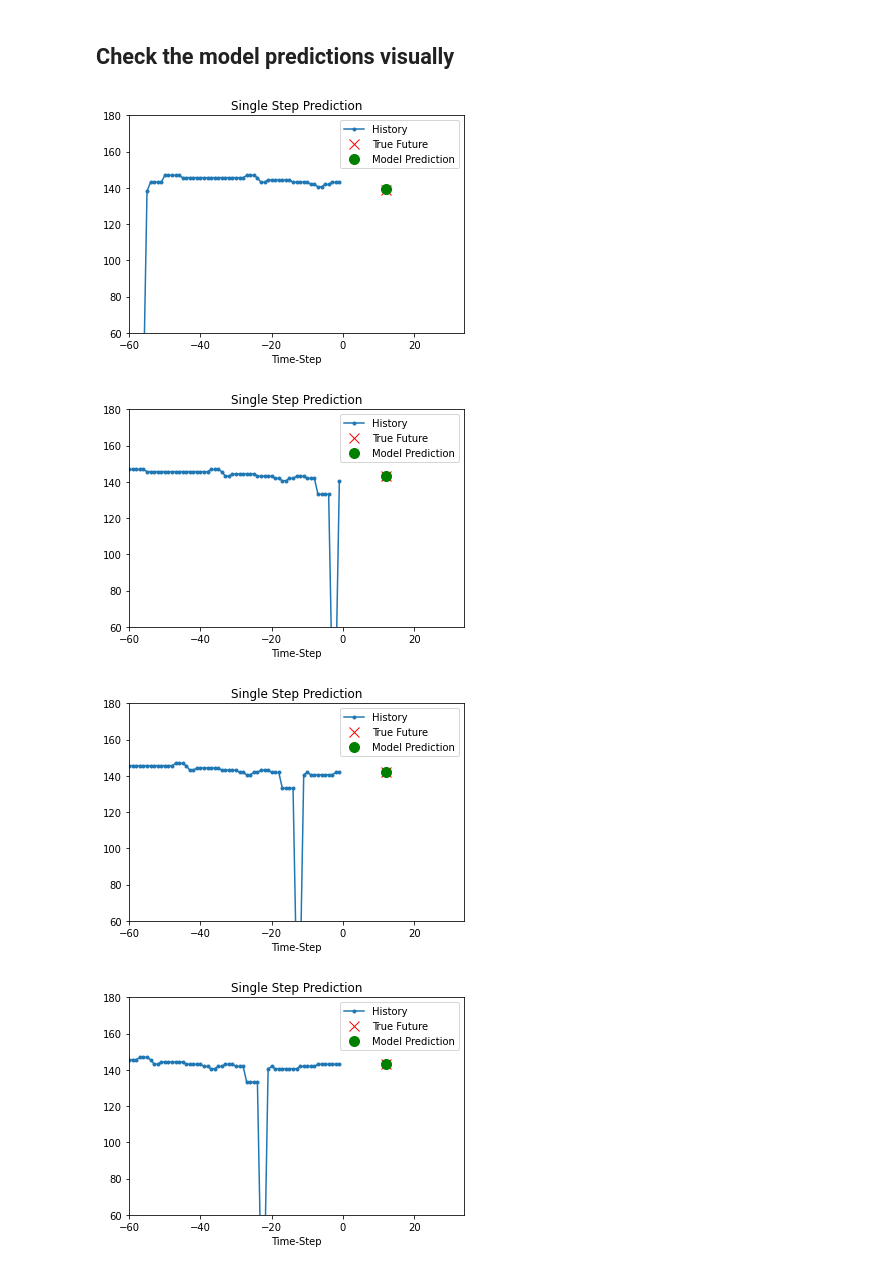
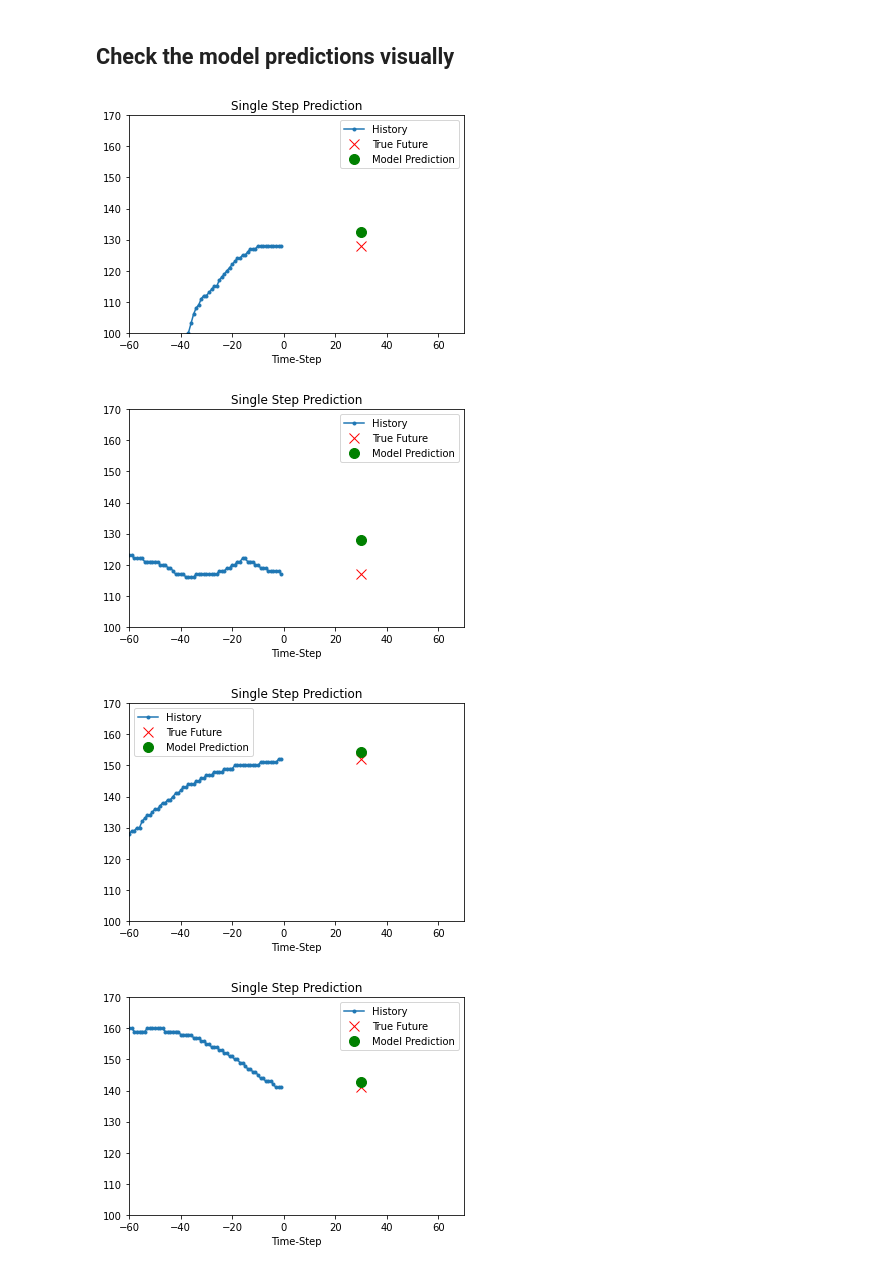
Before and after one commit to rikluost/athlete_hr_predict, a Jupyter notebook: 10_generator_and_model.ipynb, the cells around one changed output. Saved outputs shown, nothing was run; the diff lists cells and outputs as text; code cells hidden in the pictures.

Commit message:
fix the graph

```diff
--- a/10_generator_and_model.ipynb
+++ b/10_generator_and_model.ipynb
@@ -114,7 +115,7 @@ for file in train_files:
     end = n_X + len(df.index)
 
     x = df[["heart_rate", "cadence","enhanced_speed","enhanced_altitude"]].values
-    y = df.iloc[n_X:end][["heart_rate"]]
+    y = df.iloc[start:end][["heart_rate"]]
 
     dataset_val = keras.preprocessing.timeseries_dataset_from_array(
         x,
@@ -145,8 +146,8 @@ for batch in dataset_val.take(1):
 
 # the model
 inputs = keras.layers.Input(shape=(inputs.shape[1], inputs.shape[2]))
-lstm_out = keras.layers.LSTM(4)(inputs)
-#lstm_out = keras.layers.LSTM(4)(lstm_out)
+lstm_out = keras.layers.LSTM(4, return_sequences=True)(inputs)
+lstm_out = keras.layers.LSTM(2)(lstm_out)
 outputs = keras.layers.Dense(1)(lstm_out)
 
 model = keras.Model(inputs=inputs, outputs=outputs)
@@ -207,7 +210,7 @@ for file in train_files:
     end = n_X + len(df.index)
 
     x = df[["heart_rate", "cadence","enhanced_speed","enhanced_altitude"]].values
-    y = df.iloc[n_X:end][["heart_rate"]]
+    y = df.iloc[start:end][["heart_rate"]].values
 
     dataset_train = keras.preprocessing.timeseries_dataset_from_array(
         x,
@@ -257,35 +273,36 @@ visualize_loss(history, "Training and Validation Loss")
 # %%
+
+
 def show_plot(plot_data, delta, title):
     labels = ["History", "True Future", "Model Prediction"]
     marker = [".-", "rx", "go"]
     time_steps = list(range(-(plot_data[0].shape[0]), 0))
     if delta:
         future = delta
     else:
         future = 0
-
     plt.title(title)
     for i, val in enumerate(plot_data):
         if i:
             plt.plot(future, plot_data[i], marker[i], markersize=10, label=labels[i])
         else:
             plt.plot(time_steps, plot_data[i].flatten(), marker[i], label=labels[i])
     plt.legend()
     plt.xlim([time_steps[0], (future + 5) * 2])
-    plt.ylim(60,180)
+    plt.ylim(100,170)
     plt.xlabel("Time-Step")
     plt.show()
     return
 
 
-for x, y in dataset_val.take(5):
+for x, y in dataset_test.take(15):
     show_plot(
-        [denormalize_hr(x[0][:, 1].numpy()), denormalize_hr(y[0]), denormalize_hr( model.predict(x)[0])],
-        12,
+        [denormalize_hr(x[0][:, 0].numpy()), denormalize_hr(y[0]), denormalize_hr( model.predict(x)[0])],
+        30,
         "Single Step Prediction",
     )
 # %% [output]
-[figure, old version]
+[figure, new version]
-[figure, old version]
+[figure, new version]
-[figure, old version]
+[figure, new version]
-[figure, old version]
+[figure, new version]
```
Also changed, not shown: parts of 7 cells of this notebook, 8 other files.
